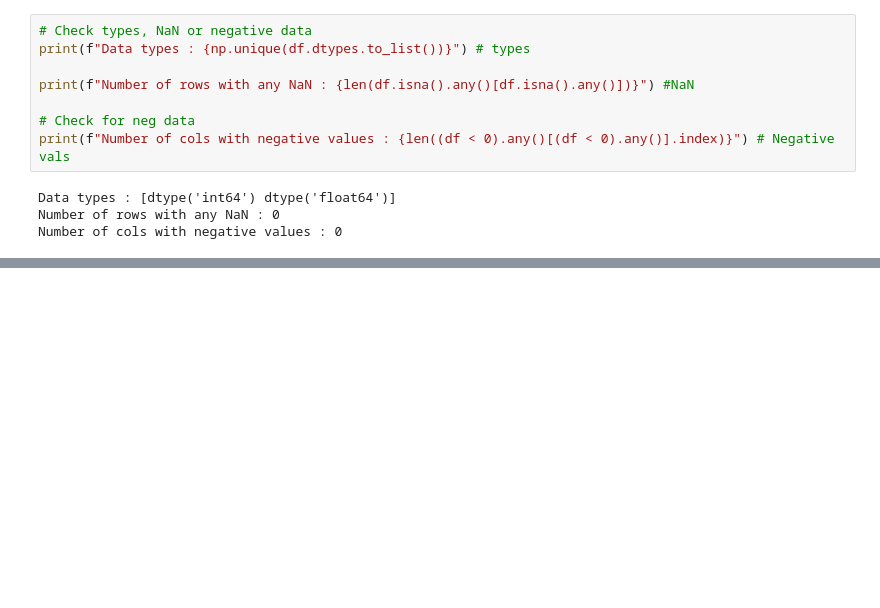
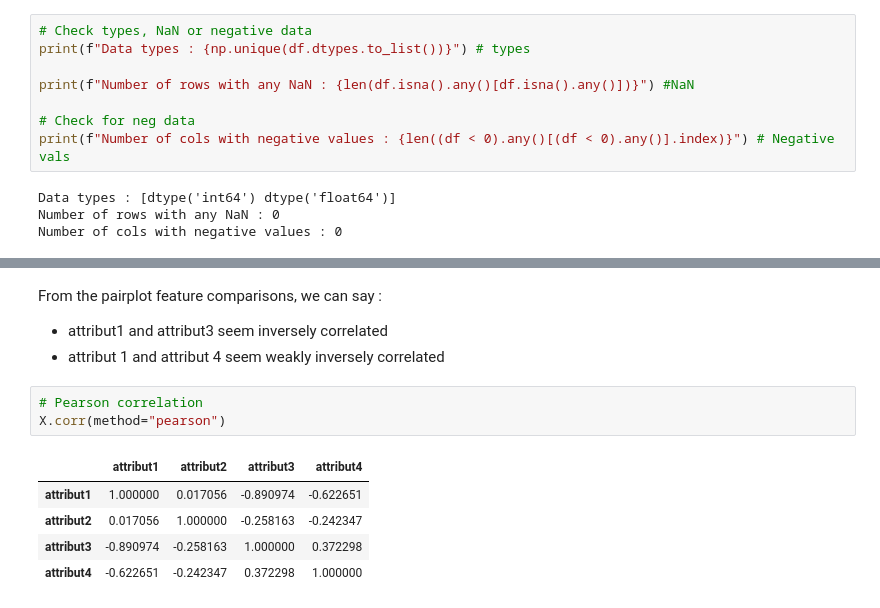
Before and after one commit to simlal/data-mining-assignments_bin710, a Jupyter notebook: dev1/tp1.ipynb, the cells around one changed output, grey strips where cells are left out. Saved outputs shown, nothing was run; the diff lists cells and outputs as text; blank space fills up the shorter version.

```diff
--- a/dev1/tp1.ipynb
+++ b/dev1/tp1.ipynb
@@ -75,0 +115,13 @@ Number of cols with negative values : 0
+# %% [markdown]
+From the pairplot feature comparisons, we can say :
+- attribut1 and attribut3 seem inversely correlated
+- attribut 1 and attribut 4 seem weakly inversely correlated
+# %%
+# Pearson correlation
+X.corr(method="pearson")
+# %% [output]
+|  | attribut1 | attribut2 | attribut3 | attribut4 |
+| attribut1 | 1.000000 | 0.017056 | -0.890974 | -0.622651 |
+| attribut2 | 0.017056 | 1.000000 | -0.258163 | -0.242347 |
+| attribut3 | -0.890974 | -0.258163 | 1.000000 | 0.372298 |
+| attribut4 | -0.622651 | -0.242347 | 0.372298 | 1.000000 |
```
Also changed, not shown: parts of 11 cells of this notebook.
